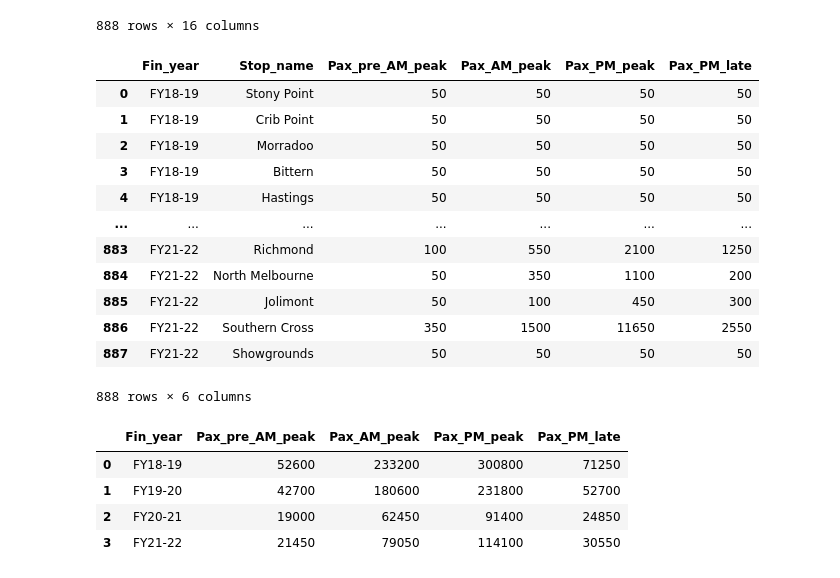
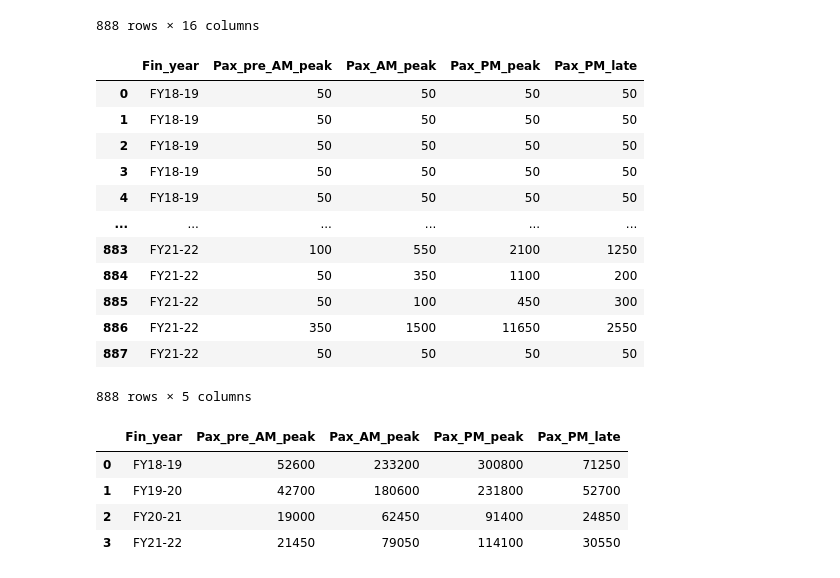
Before and after one commit to hendaman/project-1-challenge, a Jupyter notebook: Question-4-Jai/PandemicEffectonPassengerCount.ipynb, the cells around one changed output. Cells and saved outputs as stored; diff of their text form; code cells hidden in the pictures.

```diff
--- a/Question-4-Jai/PandemicEffectonPassengerCount.ipynb
+++ b/Question-4-Jai/PandemicEffectonPassengerCount.ipynb
@@ -27,22 +27,22 @@ df
 888 rows × 16 columns
 # %%
 # Create a new DataFrame containing only the entries during peak hours
-peak_hours = df.loc[:, ["Fin_year","Stop_name", "Pax_pre_AM_peak","Pax_AM_peak", "Pax_PM_peak", "Pax_PM_late"]]
+peak_hours = df.loc[:, ["Fin_year","Pax_pre_AM_peak","Pax_AM_peak", "Pax_PM_peak", "Pax_PM_late"]]
 peak_hours
 # %% [output]
-|  | Fin_year | Stop_name | Pax_pre_AM_peak | Pax_AM_peak | Pax_PM_peak | Pax_PM_late |
-| 0 | FY18-19 | Stony Point | 50 | 50 | 50 | 50 |
-| 1 | FY18-19 | Crib Point | 50 | 50 | 50 | 50 |
-| 2 | FY18-19 | Morradoo | 50 | 50 | 50 | 50 |
-| 3 | FY18-19 | Bittern | 50 | 50 | 50 | 50 |
-| 4 | FY18-19 | Hastings | 50 | 50 | 50 | 50 |
-| ... | ... | ... | ... | ... | ... | ... |
-| 883 | FY21-22 | Richmond | 100 | 550 | 2100 | 1250 |
-| 884 | FY21-22 | North Melbourne | 50 | 350 | 1100 | 200 |
-| 885 | FY21-22 | Jolimont | 50 | 100 | 450 | 300 |
-| 886 | FY21-22 | Southern Cross | 350 | 1500 | 11650 | 2550 |
-| 887 | FY21-22 | Showgrounds | 50 | 50 | 50 | 50 |
+|  | Fin_year | Pax_pre_AM_peak | Pax_AM_peak | Pax_PM_peak | Pax_PM_late |
+| 0 | FY18-19 | 50 | 50 | 50 | 50 |
+| 1 | FY18-19 | 50 | 50 | 50 | 50 |
+| 2 | FY18-19 | 50 | 50 | 50 | 50 |
+| 3 | FY18-19 | 50 | 50 | 50 | 50 |
+| 4 | FY18-19 | 50 | 50 | 50 | 50 |
+| ... | ... | ... | ... | ... | ... |
+| 883 | FY21-22 | 100 | 550 | 2100 | 1250 |
+| 884 | FY21-22 | 50 | 350 | 1100 | 200 |
+| 885 | FY21-22 | 50 | 100 | 450 | 300 |
+| 886 | FY21-22 | 350 | 1500 | 11650 | 2550 |
+| 887 | FY21-22 | 50 | 50 | 50 | 50 |
-888 rows × 6 columns
+888 rows × 5 columns
 # %%
 # Grouping the data by financial year and resetting index
 peak_hours_grouped = peak_hours.groupby("Fin_year").agg({
```
Also changed, not shown: parts of 2 cells of this notebook, 3 other files.
